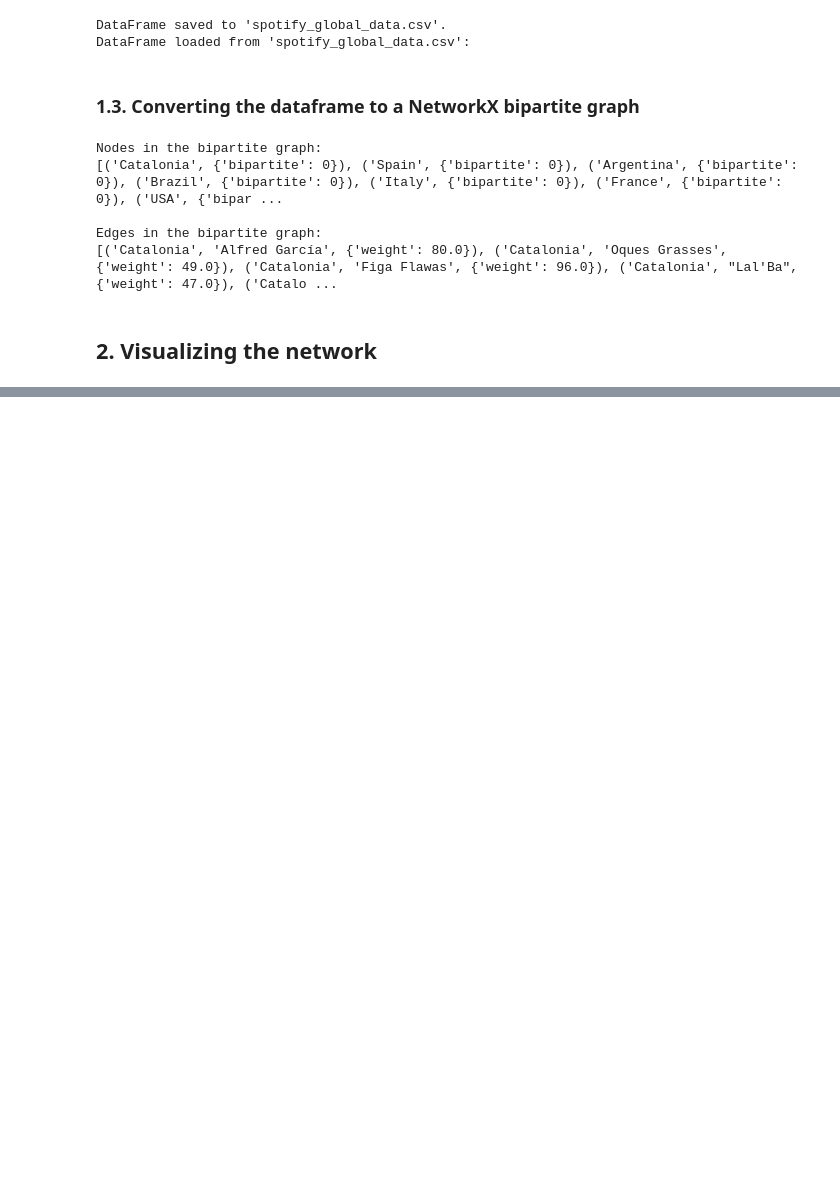
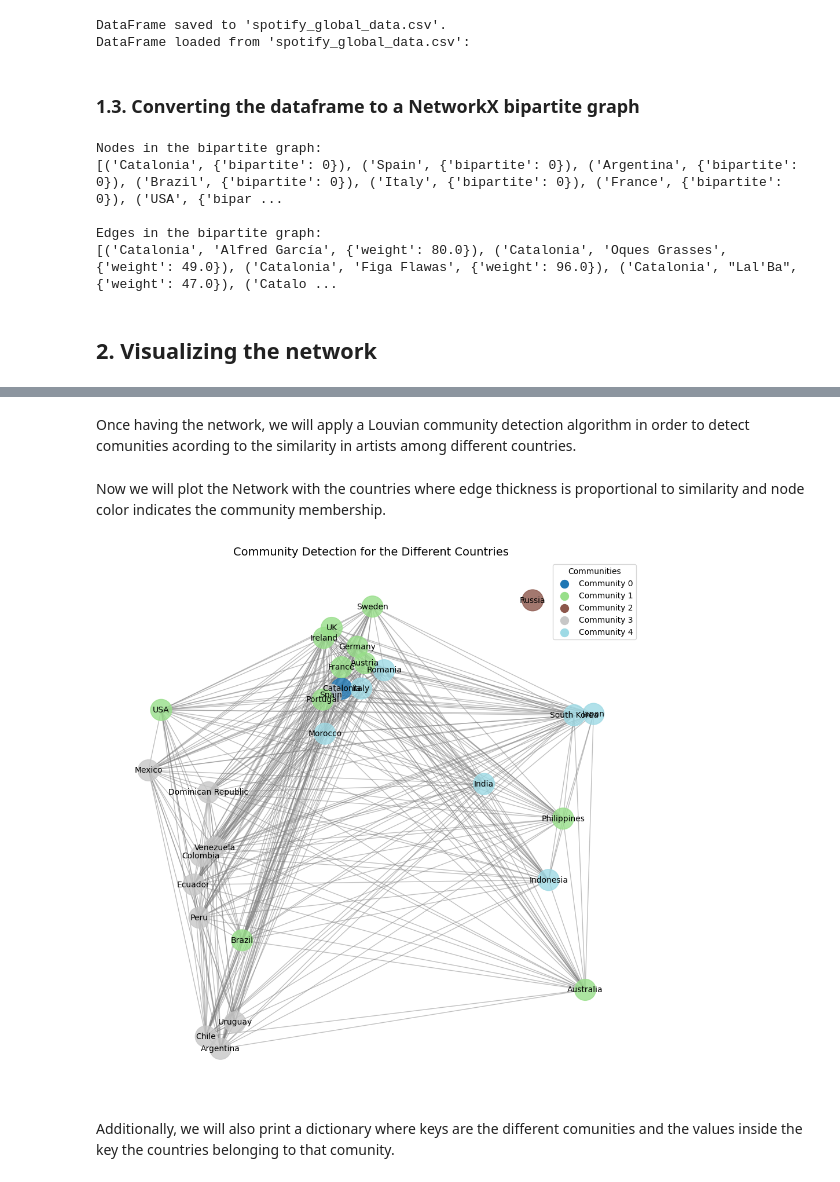
Before and after one commit to marcalvi/Complex-Networks-Project, a Jupyter notebook: A3.ipynb, the cells around one changed output, grey strips where cells are left out. Cells and saved outputs as stored; diff of their text form; code cells hidden in the pictures; blank space fills up the shorter version.

```diff
--- a/A3.ipynb
+++ b/A3.ipynb
@@ -293,0 +325,44 @@ plt.show()
+# %% [markdown]
+Once having the network, we will apply a Louvian community detection algorithm in order to detect comunities acording to the similarity in artists among different countries.
+# %%
+import community.community_louvain as community_louvain
+
+# Compute the best partition
+partition = community_louvain.best_partition(country_graph, weight='weight')
+
+# Add communities to node attributes
+nx.set_node_attributes(country_graph, partition, 'community')
+# %% [markdown]
+Now we will plot the Network with the countries where edge thickness is proportional to similarity and node color indicates the community membership.
+# %%
+import matplotlib.cm as cm
+
+# Each community gets a unique color
+communities = set(partition.values())
+color_map = cm.get_cmap('tab20', len(communities))
+colors = {community: color_map(i) for i, community in enumerate(communities)}
+
+# Make plot
+plt.figure(figsize=(12, 12))
+
+# Get node colors
+node_colors = [colors[partition[node]] for node in country_graph.nodes()]
+
+# Draw the graph
+nx.draw_networkx_nodes(country_graph, country_positions, node_color=node_colors, node_size=700, alpha=0.8)
+nx.draw_networkx_edges(country_graph, positions, edge_color="gray", alpha=0.5)
+nx.draw_networkx_labels(country_graph, country_positions, font_size=10, font_color="black")
+
+# Add legend for communities
+for comm_id, color in colors.items():
+    plt.scatter([], [], color=color, label=f'Community {comm_id}', s=100)
+plt.legend(scatterpoints=1, frameon=True, title="Communities", loc='best')
+
+# Add title and show plot
+plt.title("Community Detection for the Different Countries", fontsize=14)
+plt.axis('off')
+plt.show()
+# %% [output]
+[figure, added]
+# %% [markdown]
+Additionally, we will also print a dictionary where keys are the different comunities and the values inside the key the countries belonging to that comunity.
```
Also changed, not shown: parts of 26 cells of this notebook.
